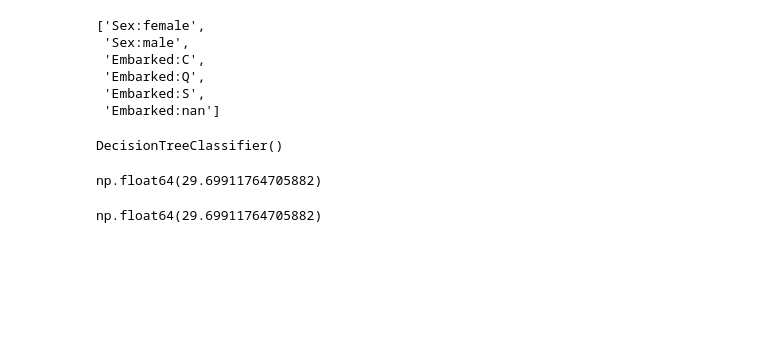
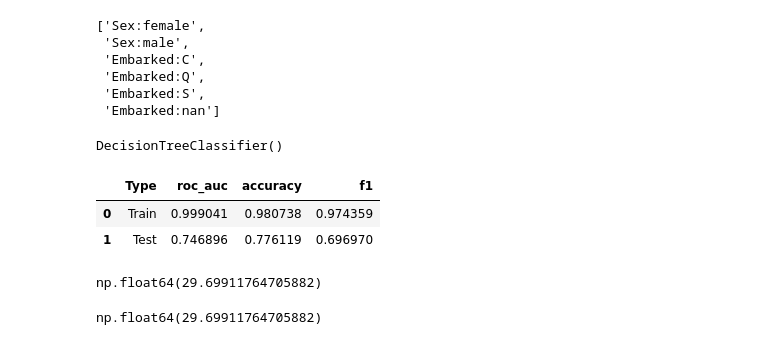
Before and after one commit to Grashch/Data-science, a Jupyter notebook: Titanic_Tree1.ipynb, the cells around one changed output. Cells and saved outputs as stored; diff of their text form; code cells hidden in the pictures; blank space fills up the shorter version.

```diff
--- a/Titanic_Tree1.ipynb
+++ b/Titanic_Tree1.ipynb
@@ -115,3 +111,23 @@ def get_score(model):
+# %%
+def get_score(model):
+  result = []
+  y_pred = model.predict_proba(X_train)
+  roc_auc = roc_auc_score(y_train, y_pred[:, 1])
+  accuracy = accuracy_score(y_train, y_pred.argmax(axis=1))
+  f1 = f1_score(y_train, y_pred.argmax(axis=1))
+  result.append(['Train', roc_auc, accuracy, f1])
+  y_pred = model.predict_proba(X_test)
+  roc_auc = roc_auc_score(y_test, y_pred[:, 1])
+  accuracy = accuracy_score(y_test, y_pred.argmax(axis=1))
+  f1 = f1_score(y_test, y_pred.argmax(axis=1))
+  result.append(['Test', roc_auc, accuracy, f1])
+  return pd.DataFrame(columns=['Type', 'roc_auc', 'accuracy', 'f1'], data=result)
+# %%
+get_score(tree)
+# %% [output]
+|  | Type | roc_auc | accuracy | f1 |
+| 0 | Train | 0.999041 | 0.980738 | 0.974359 |
+| 1 | Test | 0.746896 | 0.776119 | 0.696970 |
 # %%
 def data_processing(df):
   df['Sex'] = df['Sex'].map({'male': 0, 'female': 1}).astype(int)
```
Also changed, not shown: parts of 2 cells of this notebook.
